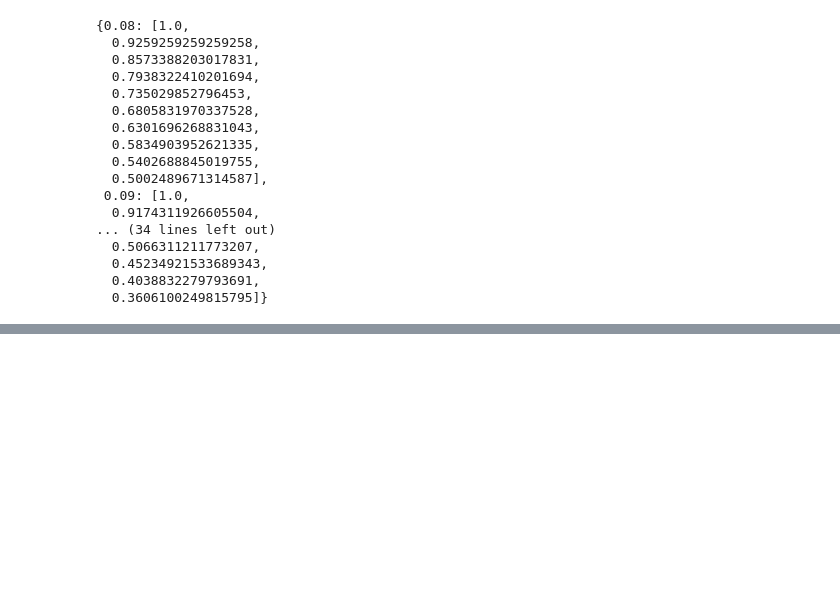
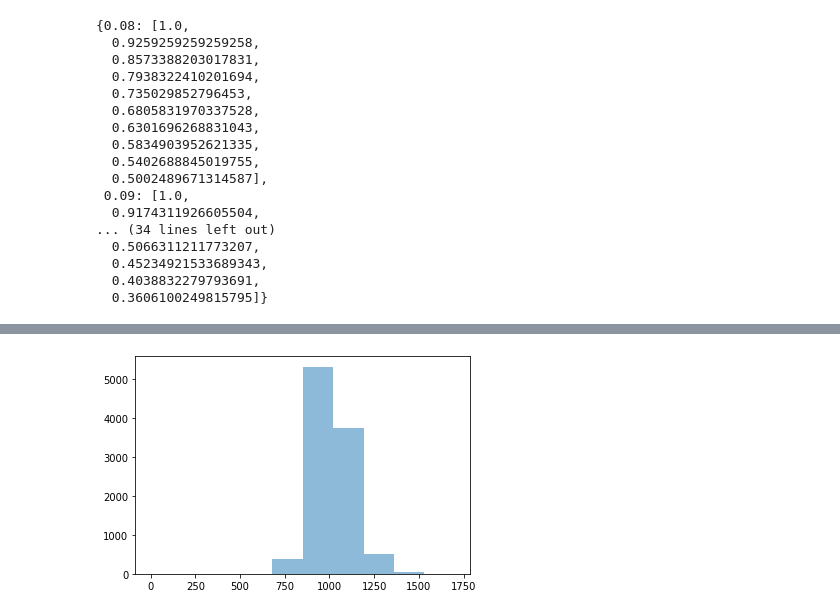
Before and after one commit to IFRS17/pythonEdu, a Jupyter notebook: python101_to_montecarlo/python101_to_montecarlo.ipynb, the cells around one changed output, grey strips where cells are left out. Cells and saved outputs as stored; diff of their text form; code cells hidden in the pictures; blank space fills up the shorter version.

Commit message:
Add monte carlo simulation pvcf calculation

```diff
--- a/python101_to_montecarlo/python101_to_montecarlo.ipynb
+++ b/python101_to_montecarlo/python101_to_montecarlo.ipynb
@@ -196,0 +333,13 @@ pvRatesList
+# %%
+df = pandas.read_excel('https://github.com/IFRS17/pythonEdu/blob/main/python101_to_montecarlo/cfscenarios.xlsx?raw=true')
+df_T = df.T.rename(columns=df.T.iloc[0])[1:].reset_index()
+df_T = df_T[['index', 'cfscenario_1']]
+# %%
+n = 10000
+rateSampledResult = []
+# %%
+for i in range(n):
+    rateSampled = norm(rateMean, rateStd).rvs()
+    df_T[f'cfscenario_1_pvRate{rateSampled}_{i+1}/{n}'] = df_T['cfscenario_1'] * df_T['index'].apply(lambda x: (1/(1+rateSampled)) ** x)
+    rateSampledResult.append(rateSampledResult)
+    print(f'{i+1}/{n} simulation completed')
@@ -196,0 +397,3 @@ pvRatesList
+# %%
+for columnName in list(df_T.columns)[2:]:
+    df_T[columnName].iloc[0] = df_T[columnName][1:].sum()
@@ -196,0 +421,6 @@ pvRatesList
+# %%
+fig, ax = plt.subplots(1, 1)
+plt.hist(df_T.iloc[0], alpha=0.5)
+plt.show()
+# %% [output]
+[figure, added]
```
Also changed, not shown: parts of 27 cells of this notebook.
